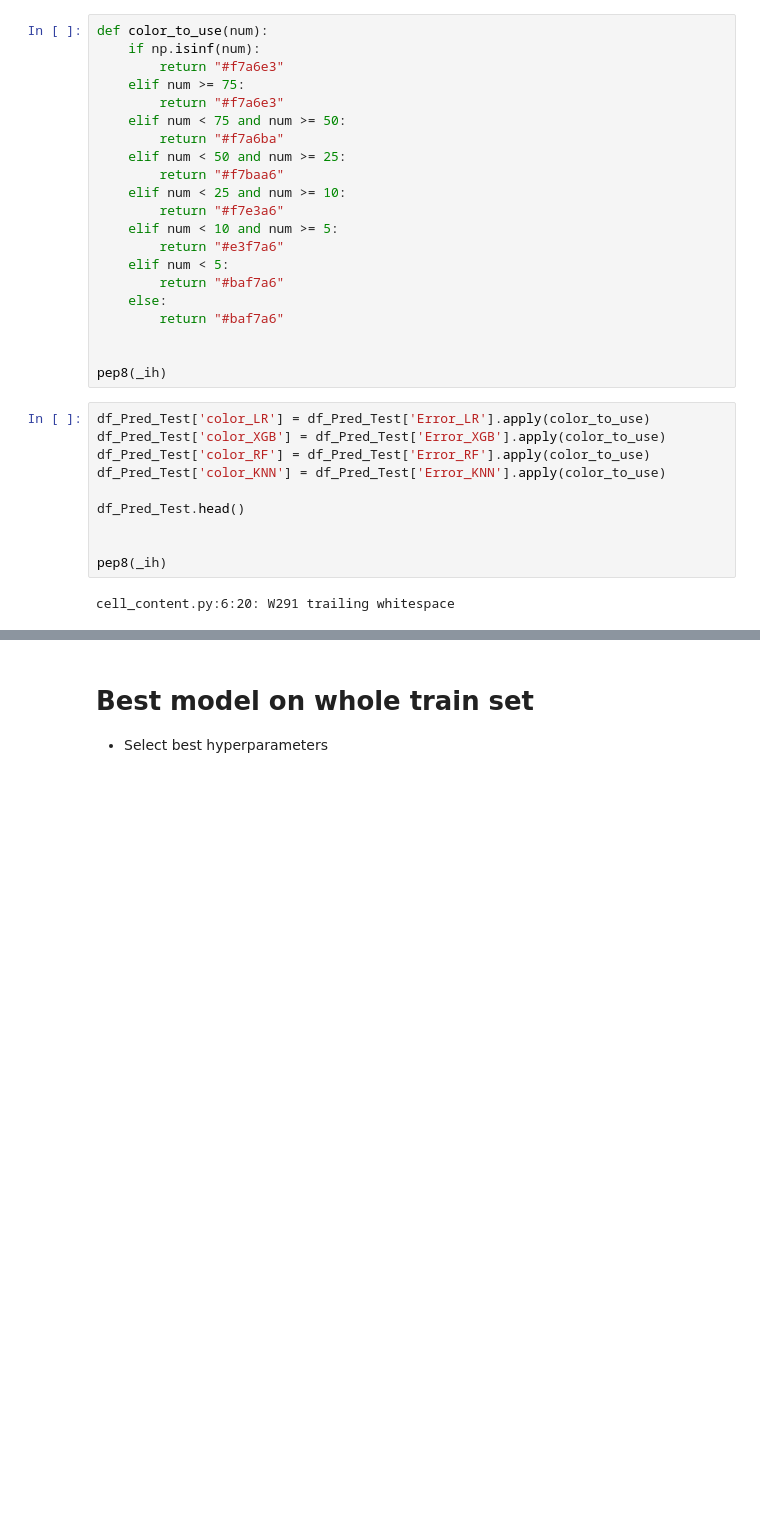
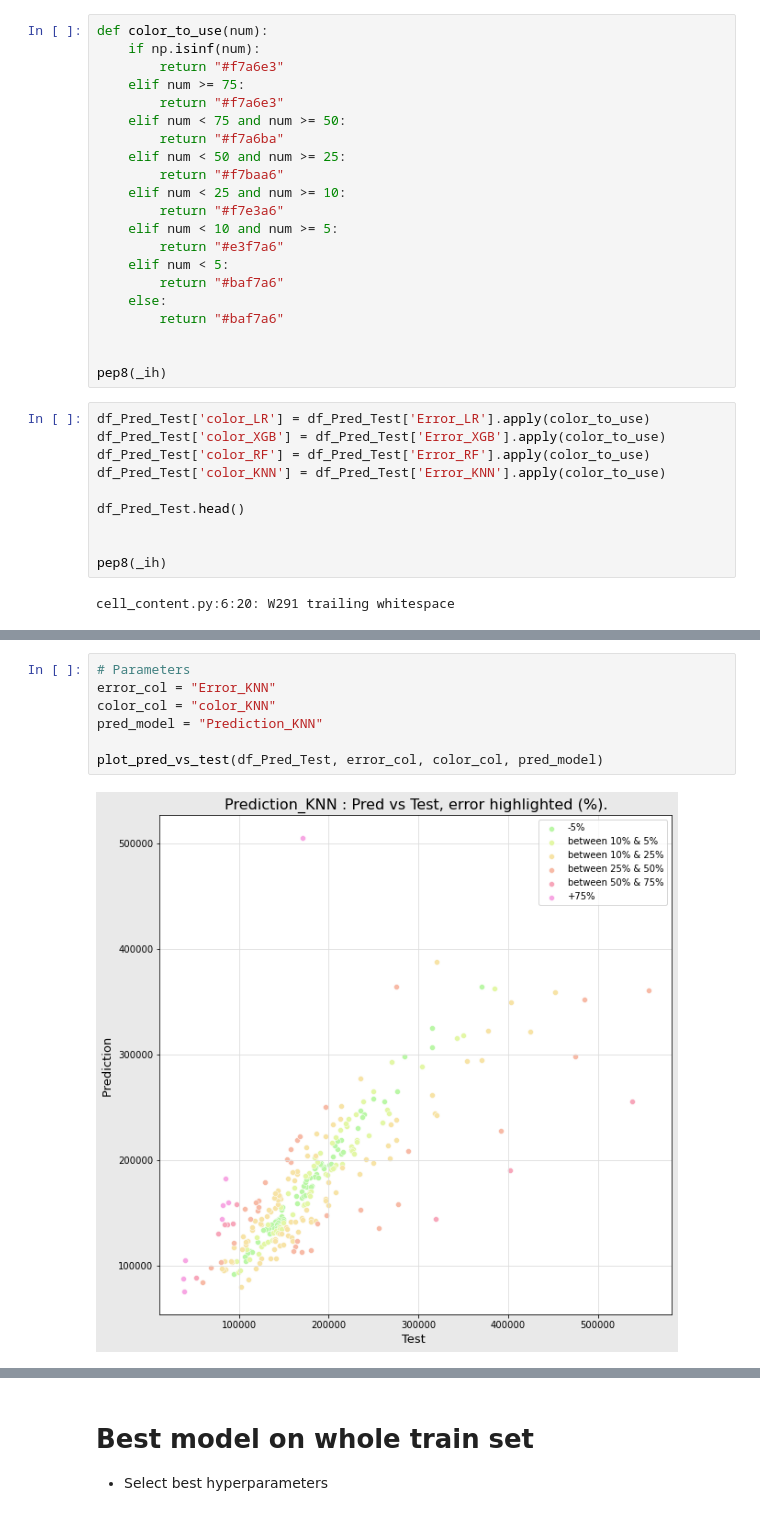
Before and after one commit to Remus9744/P8_Predict_House_Prices, a Jupyter notebook: P8_Notebook_Kaggle.ipynb, the cells around one changed output, grey strips where cells are left out. Cells and saved outputs as stored; diff of their text form; blank space fills up the shorter version.

```diff
--- a/P8_Notebook_Kaggle.ipynb
+++ b/P8_Notebook_Kaggle.ipynb
@@ -1717,0 +1751,9 @@ pep8(_ih)
+# %%
+# Parameters
+error_col = "Error_KNN"
+color_col = "color_KNN"
+pred_model = "Prediction_KNN"
+
+plot_pred_vs_test(df_Pred_Test, error_col, color_col, pred_model)
+# %% [output]
+[figure, added]
```
Also changed, not shown: parts of 21 cells of this notebook.
